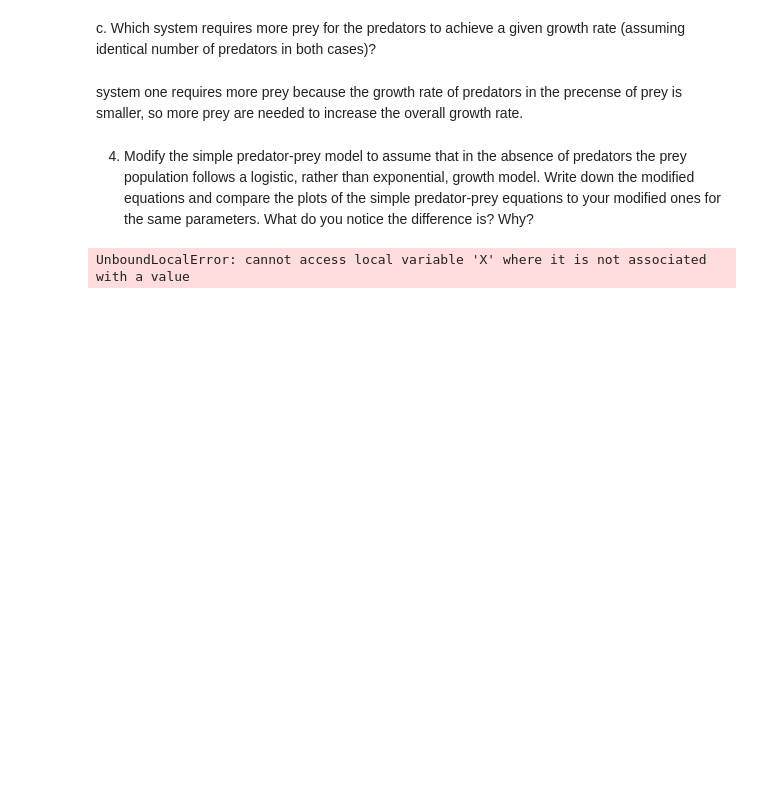
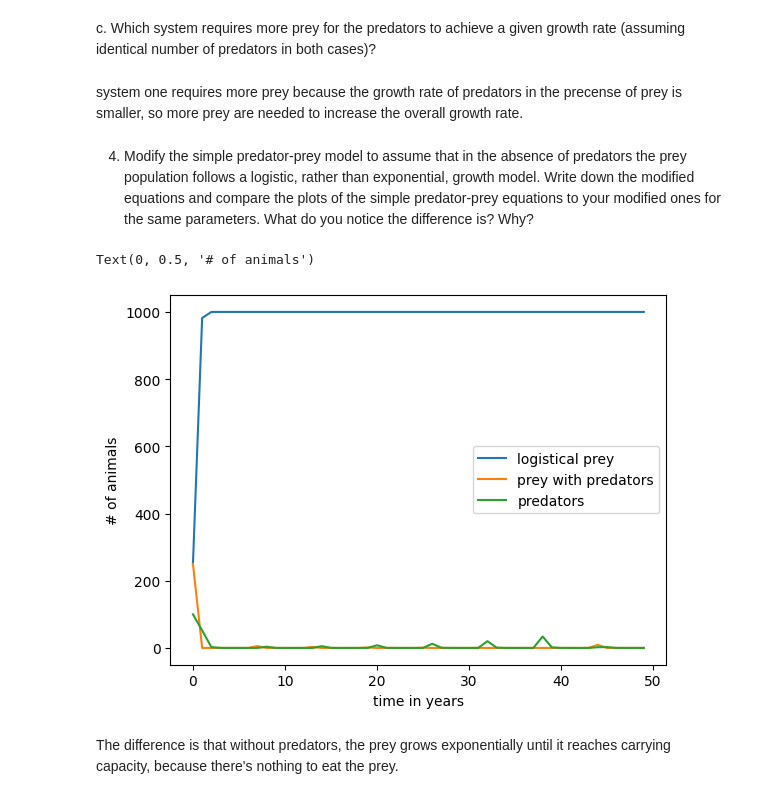
Before and after one commit to kitkate8/BioPhysHW, a Jupyter notebook: Homework/Homework1.ipynb, the cells around one changed output. Drawn from its saved outputs; the diff is of its cells as text; code cells hidden in the pictures; blank space fills up the shorter version.

```diff
--- a/Homework/Homework1.ipynb
+++ b/Homework/Homework1.ipynb
@@ -102,55 +103,46 @@ system one requires more prey because the growth rate of predators in the precen
 predators the prey population  follows a logistic, rather than exponential,
 growth model. Write down the modified equations and compare the plots of the simple predator-prey equations to your modified ones for the same parameters. What do you notice the difference is? Why?
 # %%
-# dA/dt = A * R * (1 - A/K), where A is prey, R is growth rate, and K is capacity
+
 
 from scipy import integrate
 import numpy as np
 import matplotlib.pyplot as plt
 
-r = 5  #growth rate of prey
-K = 1000 # carrying capacity
-r2 = 2 #death rate of predators
-r3 = 3 #rate of predation
-r4 = 4 #growth rate of predators
+r = 5     #growth rate of prey
+K = 1000  # carrying capacity
+r2 = 2    #death rate of predators
+r3 = 3    #rate of predation
+r4 = 4    #growth rate of predators
 X0 = np.array([250, 100]) # number of prey and predators
 
-
 time = np.linspace(0, 50)
-#log_prey = A * r * (1 - (A/K))**time
-#plt.plot(time, log_prey, label="logistical growth of prey")
-
-#def log(a, b, c_, d, K):
-      #def dX_dt(Y, t=0):
-       # dPrey_dt = a * prey * (1 - prey/K)
-        #dPreds_dt = 0
-       # return [dPrey_dt]
-    #  X, _ = integrate.odeint(dX_dt, X0, time, full_output=True)
-    #  return X
-
 
 def log(a, b, c_, d, K):
-    def dX_dt(Y, t):
-        prey = Y[0]  # Only solving for prey
-        dPrey_dt = a * prey * (1 - prey / K)
+      def dX_dt(Y, t=0):
+        prey = Y[0]
+        dPrey_dt = a * prey * (1 - prey/K)
         return [dPrey_dt]
-
-    X, _ = integrate.odeint(dX_dt, [X0[0]], time, full_output=True)
+      X, _ = integrate.odeint(dX_dt, X0[0], time, full_output=True)
+      return X
 
 def f(a, b, c_, d):
     def dX_dt(X, t=0):
         prey, preds = X
         dPrey_dt = a * prey - b * preds * prey
         dPreds_dt = -c_ * preds + d * b * prey * preds
         return [dPrey_dt, dPreds_dt]
 
     X, _ = integrate.odeint(dX_dt, X0, time, full_output=True)
     return X
 
 plt.plot(log(r, r2, r3, r4, K), label="logistical prey")
-#plt.plot(f(r, r2, r3, r4), label=["prey with predators", "predators"])
+plt.plot(f(r, r2, r3, r4), label=["prey with predators", "predators"])
 plt.legend()
 plt.xlabel("time in years")
 plt.ylabel("# of animals")
 # %% [output]
-UnboundLocalError: cannot access local variable 'X' where it is not associated with a value
+Text(0, 0.5, '# of animals')
+[figure, added]
+# %% [markdown]
+The difference is that without predators, the prey grows exponentially until it reaches carrying capacity, because there's nothing to eat the prey.
```
Also changed, not shown: parts of 1 cell of this notebook.
